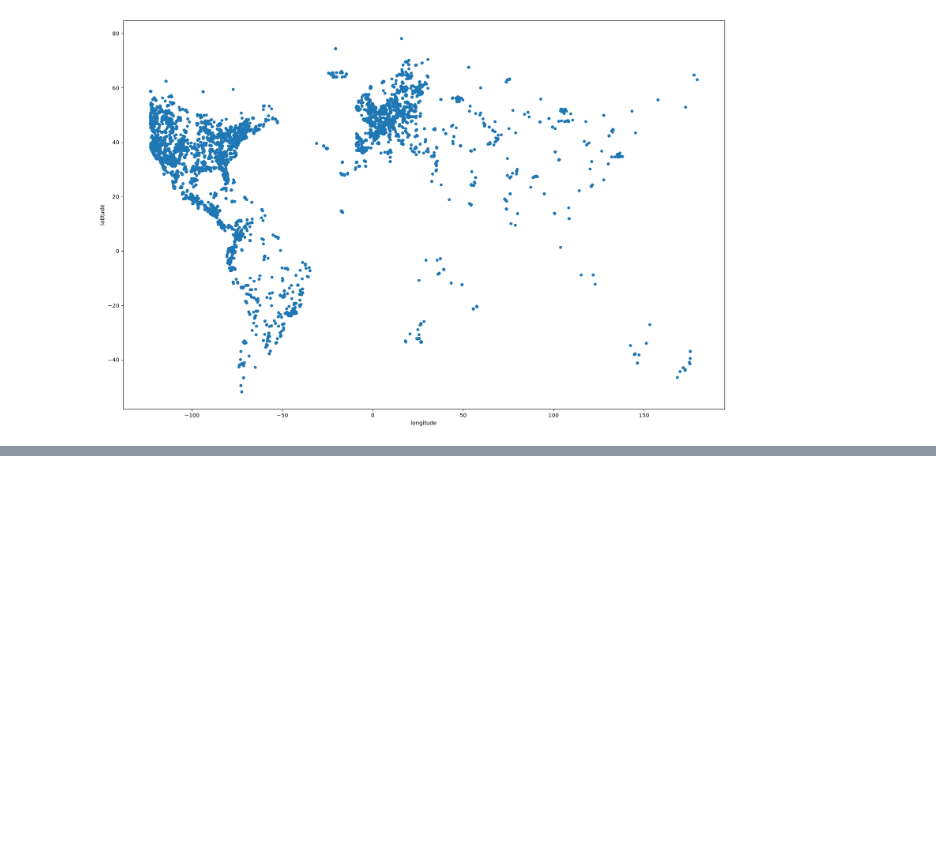
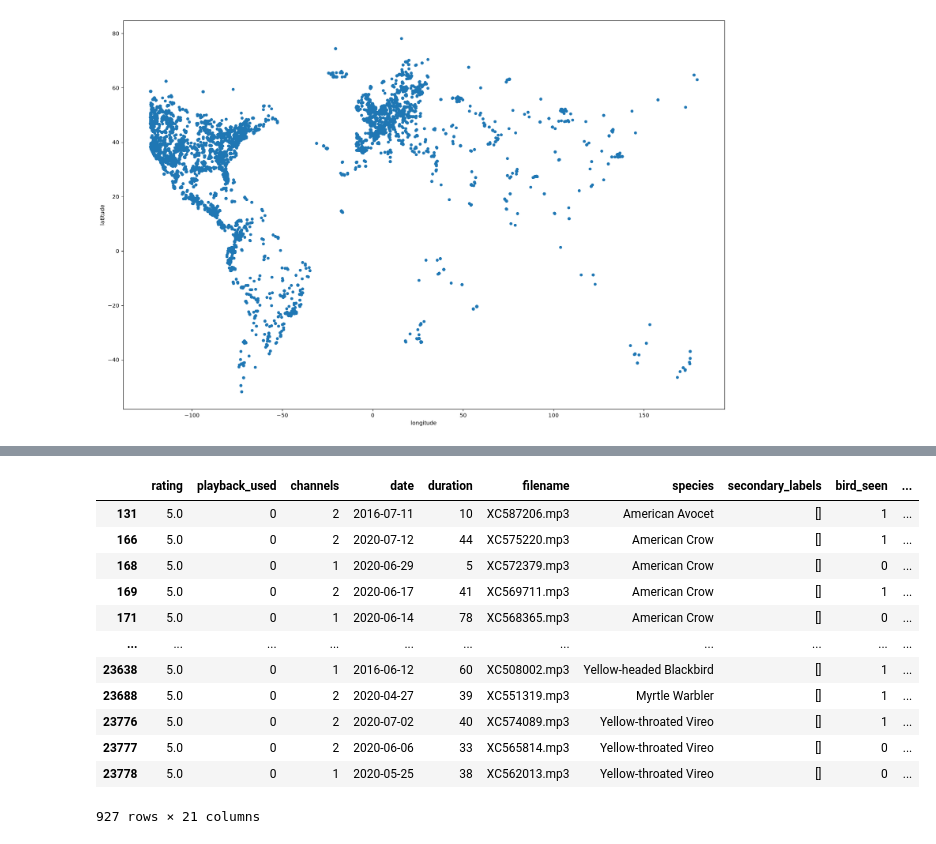
Before and after one commit to Jhe56/Ai-vian, a Jupyter notebook: Update_2/dataset_analysis.ipynb, the cells around one changed output, grey strips where cells are left out. Drawn from its saved outputs; the diff is of its cells as text; code cells hidden in the pictures; blank space fills up the shorter version.

```diff
--- a/Update_2/dataset_analysis.ipynb
+++ b/Update_2/dataset_analysis.ipynb
@@ -601,0 +582,16 @@ drop_df[drop_df.longitude >- 123].plot(figsize=(20,13), kind='scatter', x='longi
+# %%
+drop_df.loc[(drop_df['rating'] > 4.5) & (drop_df['country'] == 'United States')]
+# %% [output]
+|  | rating | playback_used | channels | date | duration | filename | species | secondary_labels | bird_seen | ... |
+| 131 | 5.0 | 0 | 2 | 2016-07-11 | 10 | XC587206.mp3 | American Avocet | [] | 1 | ... |
+| 166 | 5.0 | 0 | 2 | 2020-07-12 | 44 | XC575220.mp3 | American Crow | [] | 1 | ... |
+| 168 | 5.0 | 0 | 1 | 2020-06-29 | 5 | XC572379.mp3 | American Crow | [] | 0 | ... |
+| 169 | 5.0 | 0 | 2 | 2020-06-17 | 41 | XC569711.mp3 | American Crow | [] | 1 | ... |
+| 171 | 5.0 | 0 | 1 | 2020-06-14 | 78 | XC568365.mp3 | American Crow | [] | 0 | ... |
+| ... | ... | ... | ... | ... | ... | ... | ... | ... | ... | ... |
+| 23638 | 5.0 | 0 | 1 | 2016-06-12 | 60 | XC508002.mp3 | Yellow-headed Blackbird | [] | 1 | ... |
+| 23688 | 5.0 | 0 | 2 | 2020-04-27 | 39 | XC551319.mp3 | Myrtle Warbler | [] | 1 | ... |
+| 23776 | 5.0 | 0 | 2 | 2020-07-02 | 40 | XC574089.mp3 | Yellow-throated Vireo | [] | 1 | ... |
+| 23777 | 5.0 | 0 | 2 | 2020-06-06 | 33 | XC565814.mp3 | Yellow-throated Vireo | [] | 0 | ... |
+| 23778 | 5.0 | 0 | 1 | 2020-05-25 | 38 | XC562013.mp3 | Yellow-throated Vireo | [] | 0 | ... |
+927 rows × 21 columns
```
Also changed, not shown: parts of 8 cells of this notebook.
